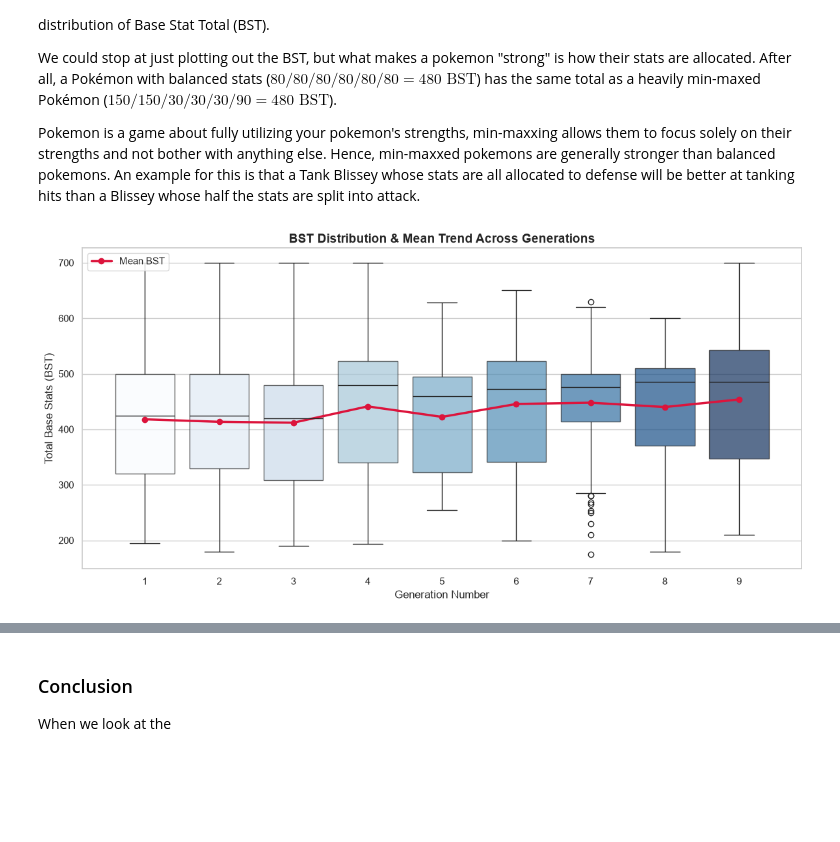
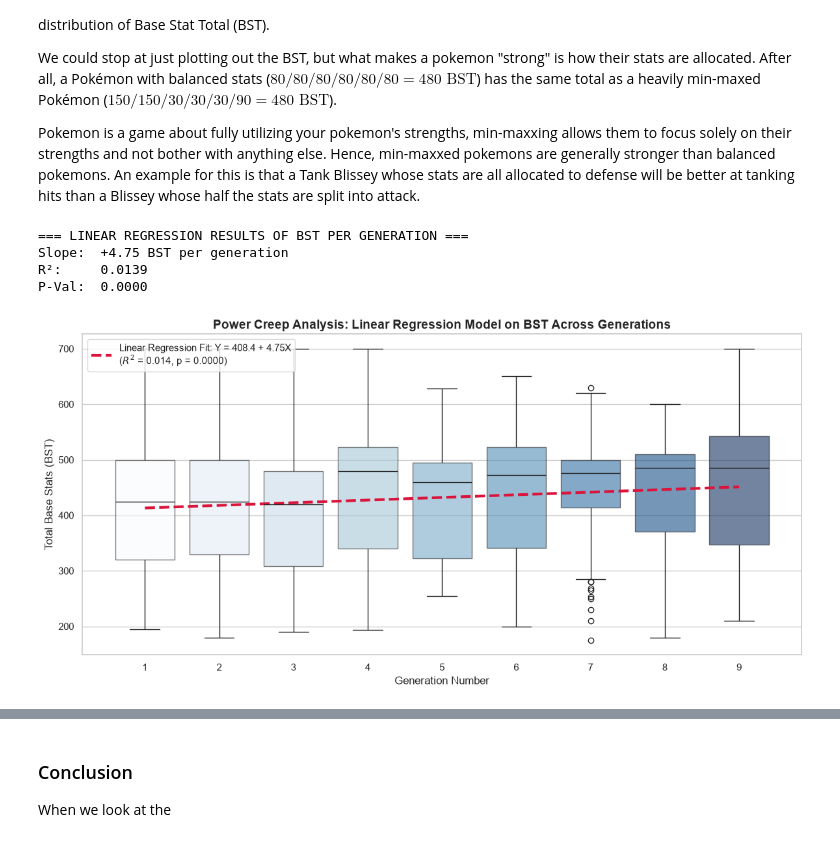
Before and after one commit to Lenicon/Jupyter-Notebook-Collection, a Jupyter notebook: pokemon_data_analysis.ipynb, the cells around one changed output, grey strips where cells are left out. Cells and saved outputs as stored; diff of their text form; code cells hidden in the pictures; blank space fills up the shorter version.

```diff
--- a/pokemon_data_analysis.ipynb
+++ b/pokemon_data_analysis.ipynb
@@ -33,6 +38,8 @@ df = pd.read_csv(path)
 
 stat_cols = ['hp', 'attack', 'defense', 'special_attack', 'special_defense', 'speed']
 df['bst'] = df[stat_cols].sum(axis=1)
+df['stat_std'] = df[stat_cols].std(axis=1)
+
 
 gen_map = {
     'generation-i': 1, 'generation-ii': 2, 'generation-iii': 3,
@@ -52,6 +59,8 @@ df_melted['stat_type'] = (
     df_melted['stat_type'].str.replace('_', ' ').str.title()
 )
 
+df_standard = df[(df['is_legendary'] == False) & (df['is_mythical'] == False)]
+
 sns.set_theme(style="whitegrid")
 # %% [markdown]
 ## 1. Power Creep Analysis and Generational Stat Shift Analysis
@@ -64,38 +73,58 @@ After all, a Pokémon with balanced stats ($80/80/80/80/80/80 = 480\text{ BST}$)
 Pokemon is a game about fully utilizing your pokemon's strengths, min-maxxing allows them to focus solely on their strengths and not bother with anything else. Hence, min-maxxed pokemons are generally stronger than balanced pokemons. An example for this is that a Tank Blissey whose stats are all allocated to defense will be better at tanking hits than a Blissey whose half the stats are split into attack.
 # %%
 # Code for BST vs. Generation Number
+x_vals = df_standard['gen_num']
+y_vals = df_standard['bst']
+
+slope, intercept, r_value, p_value, std_err = stats.linregress(x_vals, y_vals)
+
+print(
+    f'=== LINEAR REGRESSION RESULTS OF BST PER GENERATION ===\n'
+    f'Slope:\t+{slope:.2f} BST per generation\n'
+    f'R²:\t{r_value**2:.4f}\n'
+    f'P-Val:\t{p_value:.4f}'
+)
+
 plt.figure(figsize=(12, 6))
-
-df_standard = df[(df['is_legendary'] == False) & (df['is_mythical'] == False)]
 
 sns.boxplot(
     data=df_standard,
     x='gen_num',
     y='bst',
     hue='gen_num',
     palette='Blues',
     legend=False,
-    boxprops=dict(alpha=0.7),
-    showfliers=True
+    boxprops=dict(alpha=0.6),
+    showfliers=True,
 )
 
-mean_bst = df_standard.groupby('gen_num')['bst'].mean().reset_index()
+x_indexes = df_standard['gen_num'].unique() - 1
+y_regression = intercept + slope * df_standard['gen_num'].unique()
+
 plt.plot(
-    mean_bst.index,
-    mean_bst['bst'],
+    x_indexes,
+    y_regression,
     color='crimson',
-    marker='o',
-    linewidth=2.5,
-    label='Mean BST'
+    linewidth=3,
+    linestyle='--',
+    label=f'Linear Regression Fit: Y = {intercept:.1f} + {slope:.2f}X\n($R^2$ = {r_value**2:.3f}, p = {p_value:.4f})',
 )
 
-plt.title('BST Distribution & Mean Trend Across Generations', fontsize=14, fontweight='bold')
+plt.title(
+    'Power Creep Analysis: Linear Regression Model on BST Across Generations',
+    fontsize=14,
+    fontweight='bold',
+)
 plt.xlabel('Generation Number', fontsize=12)
 plt.ylabel('Total Base Stats (BST)', fontsize=12)
-plt.legend(loc='upper left')
+plt.legend(loc='upper left', fontsize=11)
 plt.tight_layout()
 plt.show()
 # %% [output]
+=== LINEAR REGRESSION RESULTS OF BST PER GENERATION ===
+Slope:  +4.75 BST per generation
+R²:     0.0139
+P-Val:  0.0000
-[figure, old version]
+[figure, new version]
 # %%
 # Code for Individual Stats vs Generation Number
```
Also changed, not shown: parts of 2 cells of this notebook.
